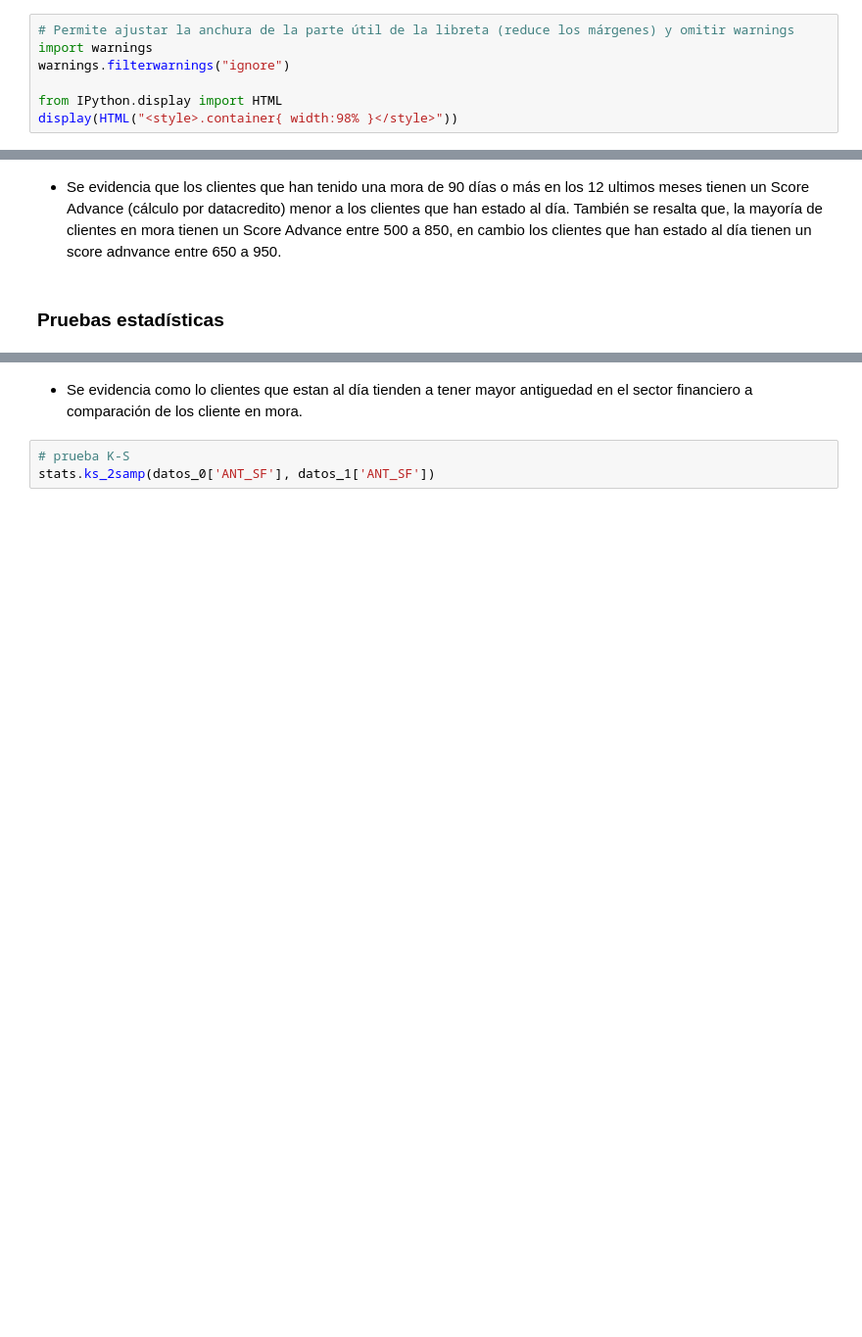
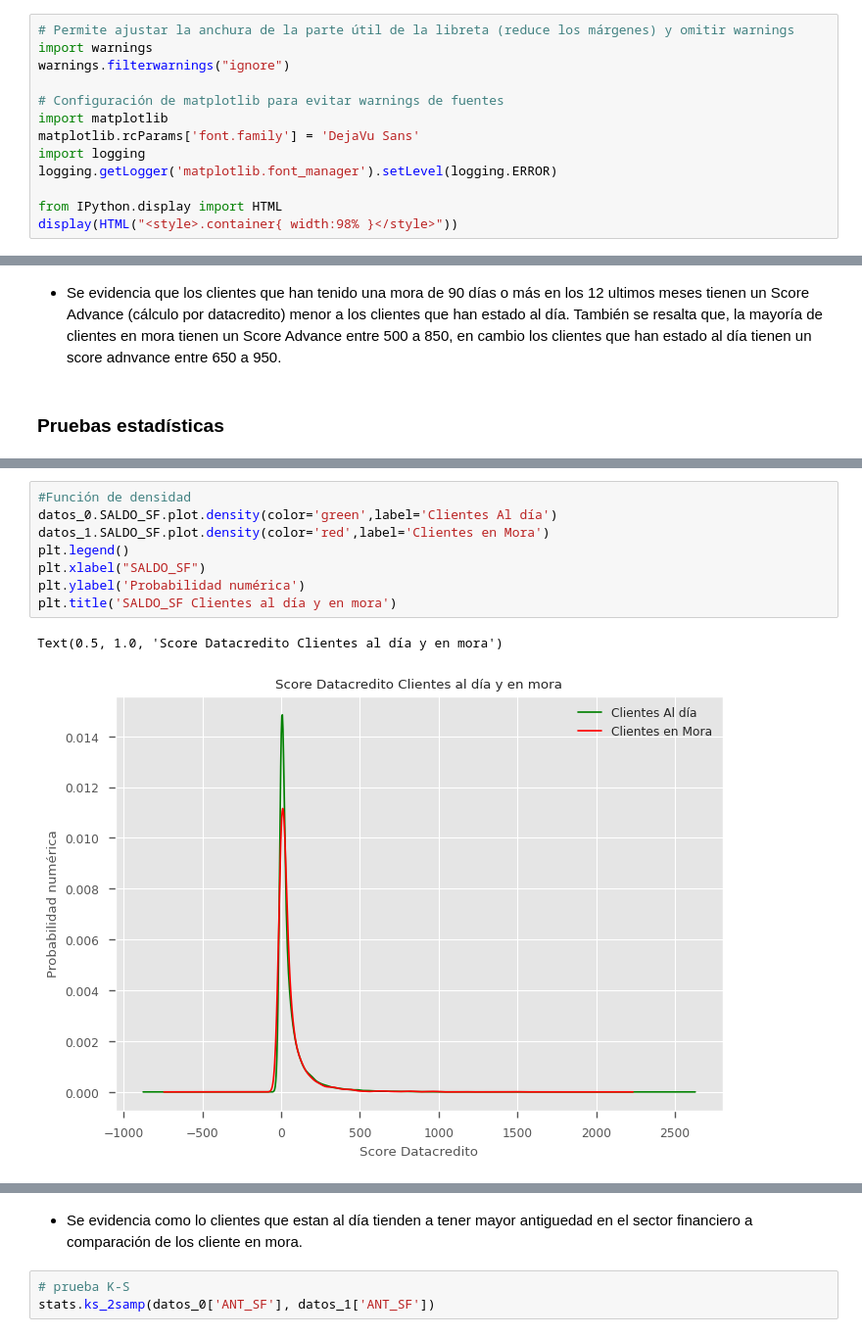
Before and after one commit to soyjuandata/cd-modelos-riesgo, a Jupyter notebook: ModeloClasificacion.ipynb, the cells around one changed output, grey strips where cells are left out. Shown at 98% size. Cells and saved outputs as stored; diff of their text form; blank space fills up the shorter version.

```diff
--- a/ModeloClasificacion.ipynb
+++ b/ModeloClasificacion.ipynb
@@ -23,5 +24,11 @@
 import warnings
 warnings.filterwarnings("ignore")
 
+# Configuración de matplotlib para evitar warnings de fuentes
+import matplotlib
+matplotlib.rcParams['font.family'] = 'DejaVu Sans'
+import logging
+logging.getLogger('matplotlib.font_manager').setLevel(logging.ERROR)
+
 from IPython.display import HTML
 display(HTML("<style>.container{ width:98% }</style>"))
@@ -197 +455,12 @@ else:
+# %%
+#Función de densidad
+datos_0.SALDO_SF.plot.density(color='green',label='Clientes Al día')
+datos_1.SALDO_SF.plot.density(color='red',label='Clientes en Mora')
+plt.legend()
+plt.xlabel("SALDO_SF")
+plt.ylabel('Probabilidad numérica')
+plt.title('SALDO_SF Clientes al día y en mora')
+# %% [output]
+Text(0.5, 1.0, 'Score Datacredito Clientes al día y en mora')
+[figure, added]
 # %% [markdown]
```
Also changed, not shown: parts of 44 cells of this notebook, 3 other files.
